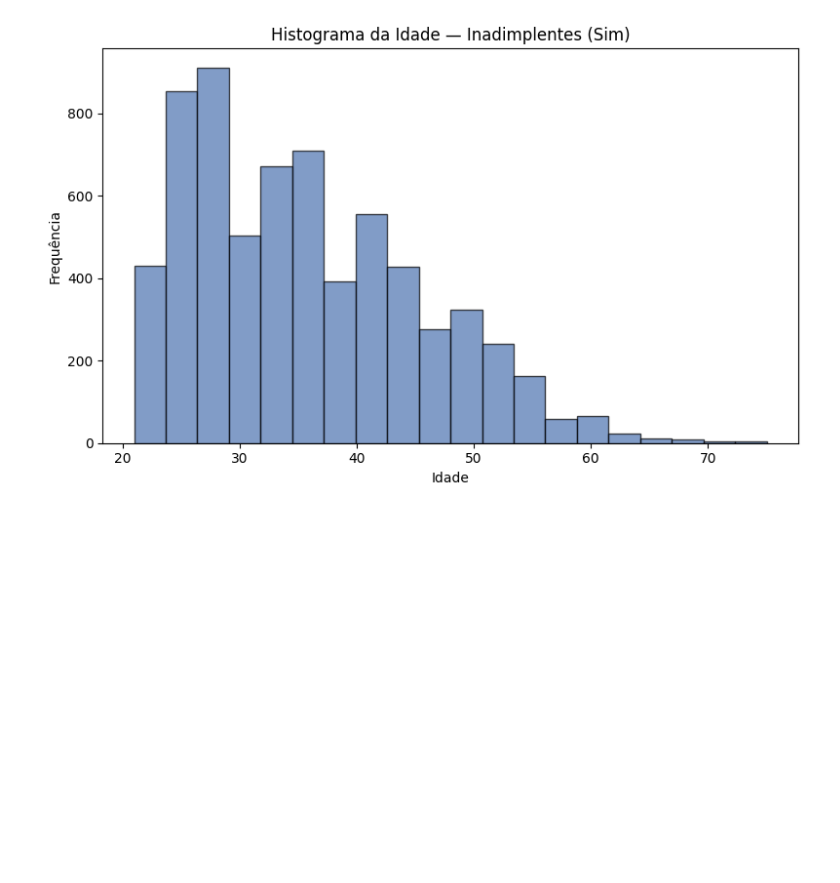
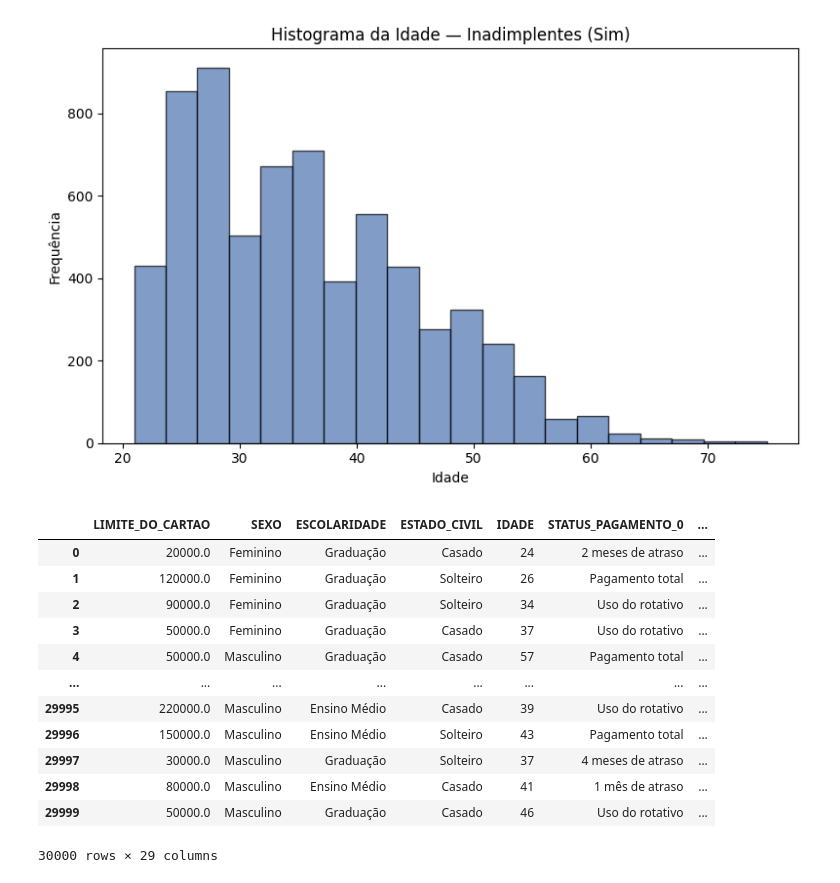
Before and after one commit to rtyodono/ProjetoTecnicasDeProgramacao, a Jupyter notebook: Projeto.ipynb, the cells around one changed output. Cells and saved outputs as stored; diff of their text form; code cells hidden in the pictures; blank space fills up the shorter version.

```diff
--- a/Projeto.ipynb
+++ b/Projeto.ipynb
@@ -402,3 +402,26 @@ plt.tight_layout()
 plt.show()
 # %% [output]
 [figure]
+# %%
+fat_cols = df.columns[12:17]
+pag_cols = df.columns[17:22]
+df2 = pd.DataFrame()
+
+for i, (p, f) in enumerate(zip(pag_cols, fat_cols), start=1):
+    df[f"PERCENTUAL_PAGO_{i}"] = df[p] *100 / df[f]
+
+df
+# %% [output]
+|  | LIMITE_DO_CARTAO | SEXO | ESCOLARIDADE | ESTADO_CIVIL | IDADE | STATUS_PAGAMENTO_0 | ... |
+| 0 | 20000.0 | Feminino | Graduação | Casado | 24 | 2 meses de atraso | ... |
+| 1 | 120000.0 | Feminino | Graduação | Solteiro | 26 | Pagamento total | ... |
+| 2 | 90000.0 | Feminino | Graduação | Solteiro | 34 | Uso do rotativo | ... |
+| 3 | 50000.0 | Feminino | Graduação | Casado | 37 | Uso do rotativo | ... |
+| 4 | 50000.0 | Masculino | Graduação | Casado | 57 | Pagamento total | ... |
+| ... | ... | ... | ... | ... | ... | ... | ... |
+| 29995 | 220000.0 | Masculino | Ensino Médio | Casado | 39 | Uso do rotativo | ... |
+| 29996 | 150000.0 | Masculino | Ensino Médio | Solteiro | 43 | Pagamento total | ... |
+| 29997 | 30000.0 | Masculino | Graduação | Solteiro | 37 | 4 meses de atraso | ... |
+| 29998 | 80000.0 | Masculino | Ensino Médio | Casado | 41 | 1 mês de atraso | ... |
+| 29999 | 50000.0 | Masculino | Graduação | Casado | 46 | Uso do rotativo | ... |
+30000 rows × 29 columns
```
Also changed, not shown: parts of 3 cells of this notebook.
